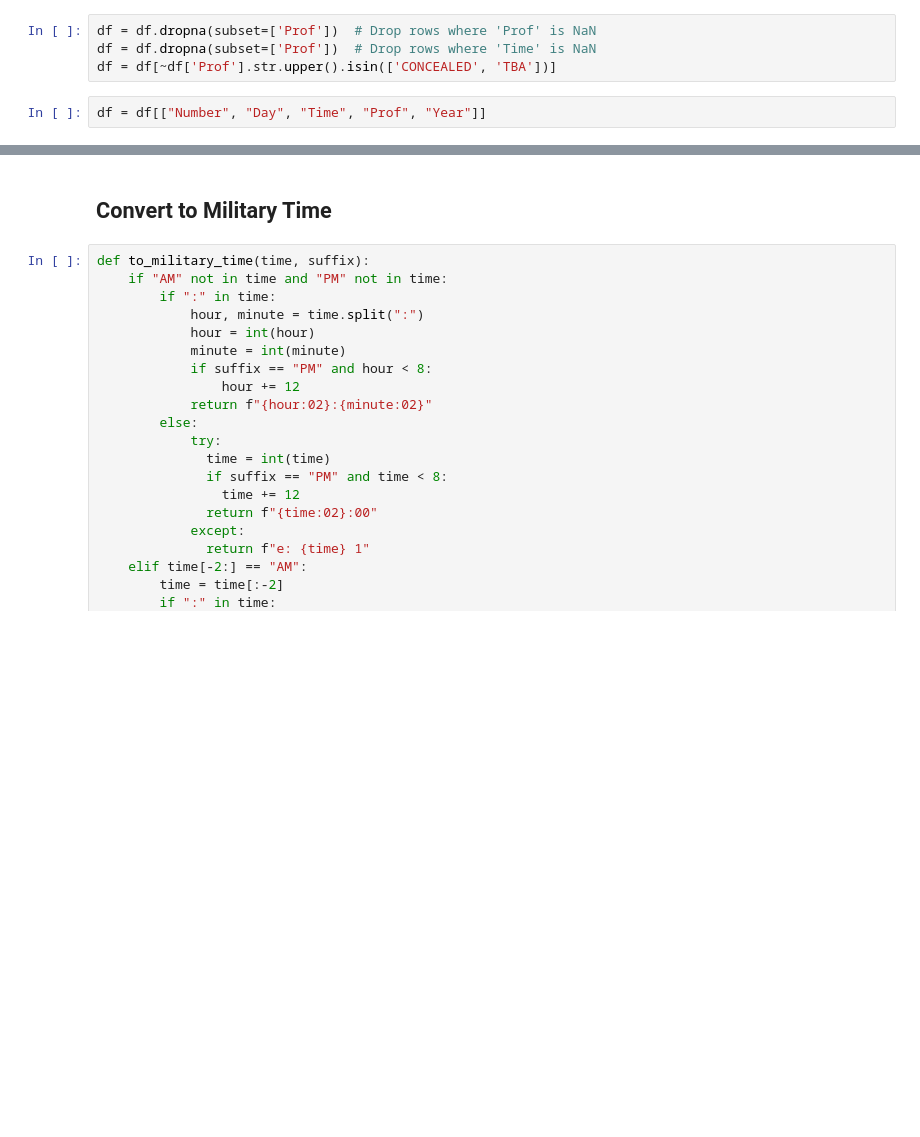
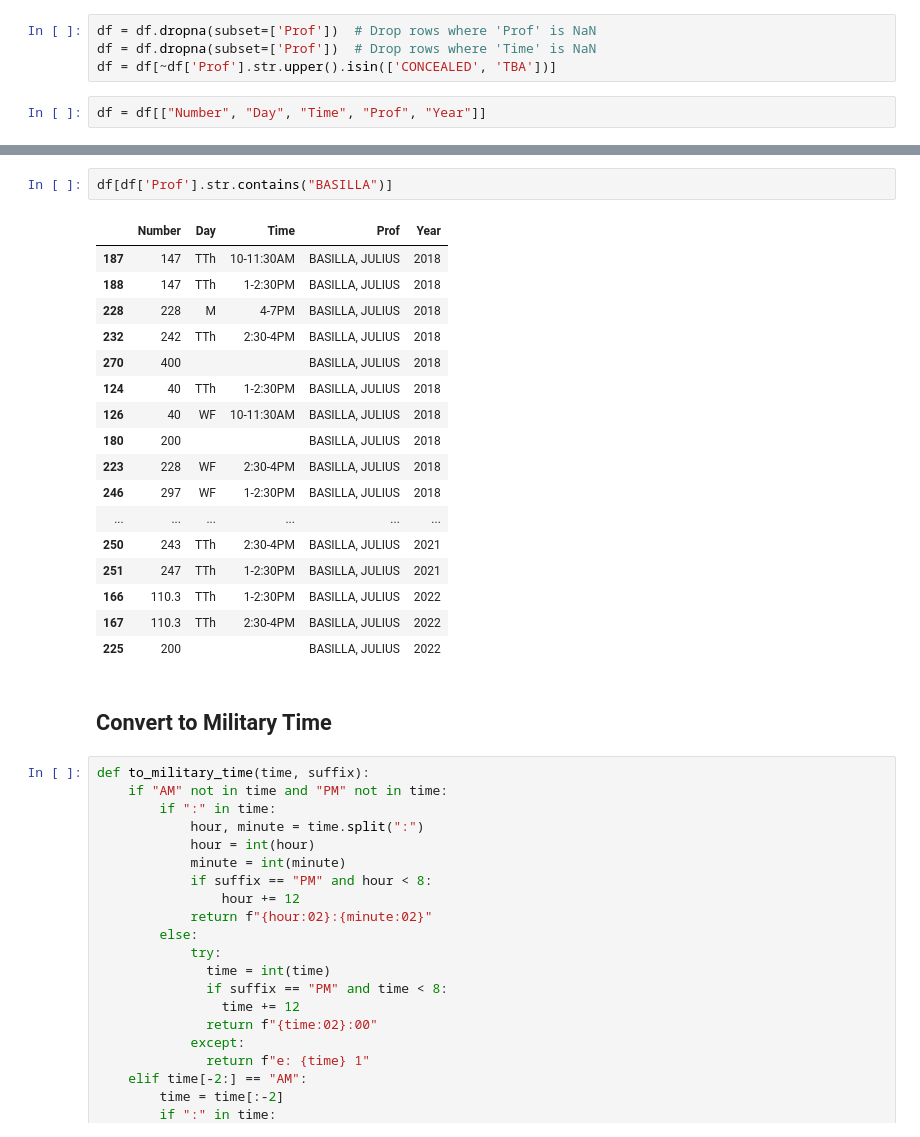
Before and after one commit to ice-leo/UPD-CRS-Prof-Predictor, a Jupyter notebook: CRS_Prof_Predictor.ipynb, the cells around one changed output, grey strips where cells are left out. Cells and saved outputs as stored; diff of their text form; blank space fills up the shorter version.

```diff
--- a/CRS_Prof_Predictor.ipynb
+++ b/CRS_Prof_Predictor.ipynb
@@ -270,3 +271,23 @@ df[df['Prof'].str.contains('AGAPITO, JULIUS CAESAR')]
+# %%
+df[df['Prof'].str.contains("BASILLA")]
+# %% [output]
+|  | Number | Day | Time | Prof | Year |
+| 187 | 147 | TTh | 10-11:30AM | BASILLA, JULIUS | 2018 |
+| 188 | 147 | TTh | 1-2:30PM | BASILLA, JULIUS | 2018 |
+| 228 | 228 | M | 4-7PM | BASILLA, JULIUS | 2018 |
+| 232 | 242 | TTh | 2:30-4PM | BASILLA, JULIUS | 2018 |
+| 270 | 400 |  |  | BASILLA, JULIUS | 2018 |
+| 124 | 40 | TTh | 1-2:30PM | BASILLA, JULIUS | 2018 |
+| 126 | 40 | WF | 10-11:30AM | BASILLA, JULIUS | 2018 |
+| 180 | 200 |  |  | BASILLA, JULIUS | 2018 |
+| 223 | 228 | WF | 2:30-4PM | BASILLA, JULIUS | 2018 |
+| 246 | 297 | WF | 1-2:30PM | BASILLA, JULIUS | 2018 |
+| ... | ... | ... | ... | ... | ... |
+| 250 | 243 | TTh | 2:30-4PM | BASILLA, JULIUS | 2021 |
+| 251 | 247 | TTh | 1-2:30PM | BASILLA, JULIUS | 2021 |
+| 166 | 110.3 | TTh | 1-2:30PM | BASILLA, JULIUS | 2022 |
+| 167 | 110.3 | TTh | 2:30-4PM | BASILLA, JULIUS | 2022 |
+| 225 | 200 |  |  | BASILLA, JULIUS | 2022 |
 # %% [markdown]
 ## Convert to Military Time
 # %%
```
Also changed, not shown: parts of 55 cells of this notebook.
